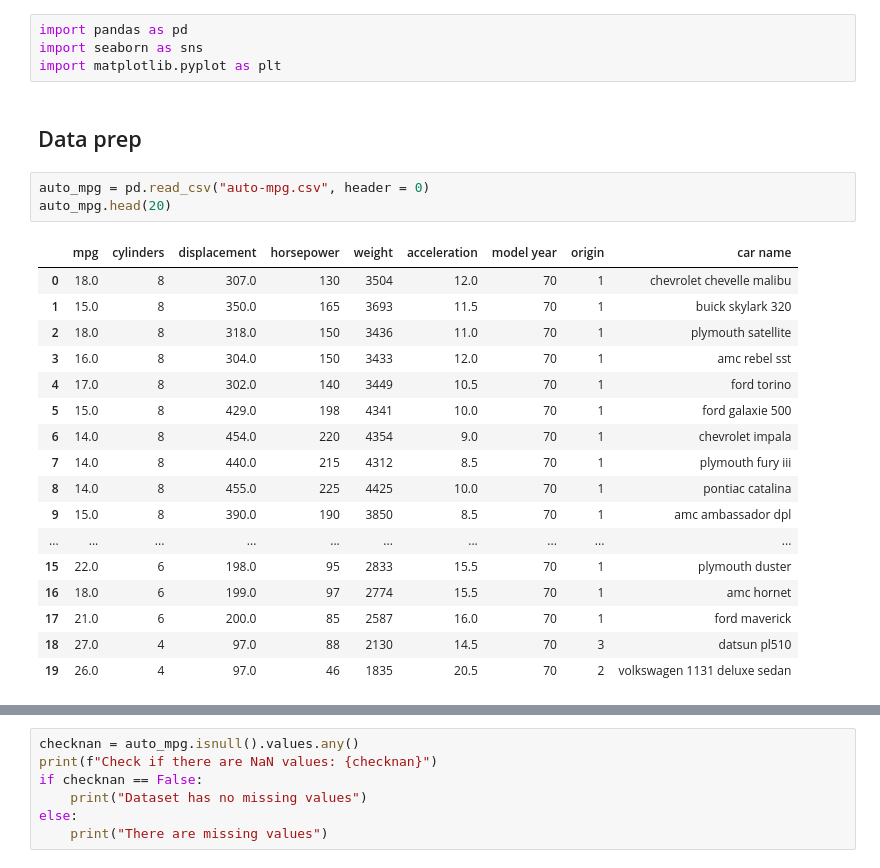
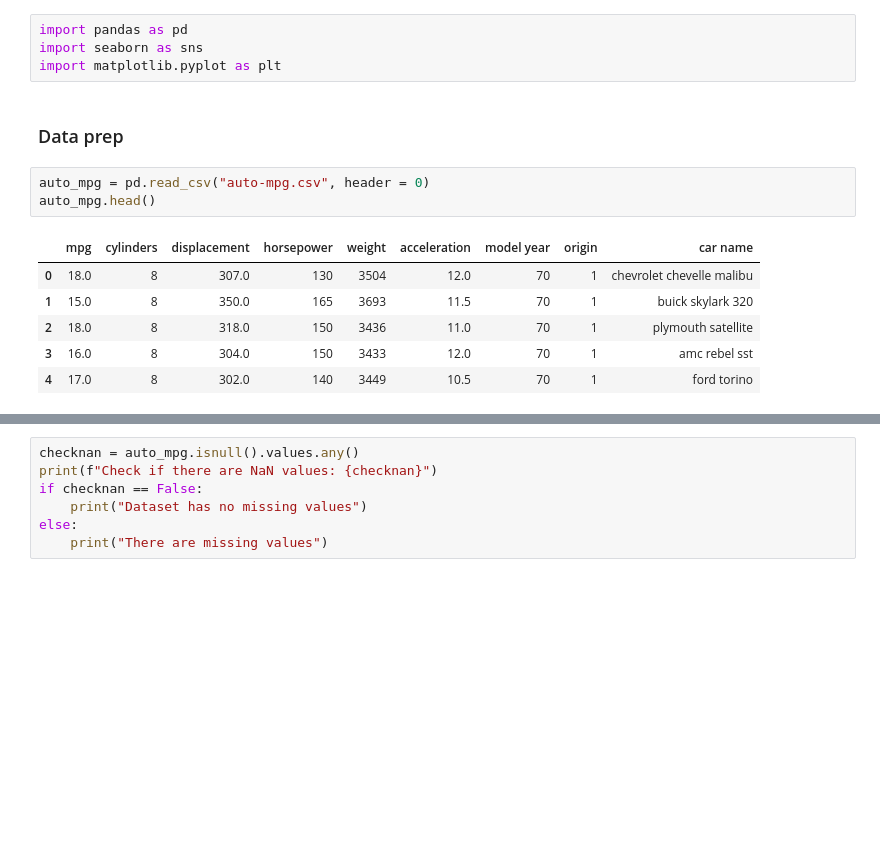
Before and after one commit to smlatic/statistiska-metoder-workfolder, a Jupyter notebook: Homework/lab-cars.ipynb, the cells around one changed output, grey strips where cells are left out. Cells and saved outputs as stored; diff of their text form; blank space fills up the shorter version.

```diff
--- a/Homework/lab-cars.ipynb
+++ b/Homework/lab-cars.ipynb
@@ -3,28 +3,17 @@ import pandas as pd
 import seaborn as sns
 import matplotlib.pyplot as plt
 # %% [markdown]
-## Data prep
+### Data prep
 # %%
 auto_mpg = pd.read_csv("auto-mpg.csv", header = 0)
-auto_mpg.head(20)
+auto_mpg.head()
 # %% [output]
 |  | mpg | cylinders | displacement | horsepower | weight | acceleration | model year | origin | car name |
 | 0 | 18.0 | 8 | 307.0 | 130 | 3504 | 12.0 | 70 | 1 | chevrolet chevelle malibu |
 | 1 | 15.0 | 8 | 350.0 | 165 | 3693 | 11.5 | 70 | 1 | buick skylark 320 |
 | 2 | 18.0 | 8 | 318.0 | 150 | 3436 | 11.0 | 70 | 1 | plymouth satellite |
 | 3 | 16.0 | 8 | 304.0 | 150 | 3433 | 12.0 | 70 | 1 | amc rebel sst |
 | 4 | 17.0 | 8 | 302.0 | 140 | 3449 | 10.5 | 70 | 1 | ford torino |
-| 5 | 15.0 | 8 | 429.0 | 198 | 4341 | 10.0 | 70 | 1 | ford galaxie 500 |
-| 6 | 14.0 | 8 | 454.0 | 220 | 4354 | 9.0 | 70 | 1 | chevrolet impala |
-| 7 | 14.0 | 8 | 440.0 | 215 | 4312 | 8.5 | 70 | 1 | plymouth fury iii |
-| 8 | 14.0 | 8 | 455.0 | 225 | 4425 | 10.0 | 70 | 1 | pontiac catalina |
-| 9 | 15.0 | 8 | 390.0 | 190 | 3850 | 8.5 | 70 | 1 | amc ambassador dpl |
-| ... | ... | ... | ... | ... | ... | ... | ... | ... | ... |
-| 15 | 22.0 | 6 | 198.0 | 95 | 2833 | 15.5 | 70 | 1 | plymouth duster |
-| 16 | 18.0 | 6 | 199.0 | 97 | 2774 | 15.5 | 70 | 1 | amc hornet |
-| 17 | 21.0 | 6 | 200.0 | 85 | 2587 | 16.0 | 70 | 1 | ford maverick |
-| 18 | 27.0 | 4 | 97.0 | 88 | 2130 | 14.5 | 70 | 3 | datsun pl510 |
-| 19 | 26.0 | 4 | 97.0 | 46 | 1835 | 20.5 | 70 | 2 | volkswagen 1131 deluxe sedan |
 # %%
 auto_mpg.info()
 # %% [output]
```
Also changed, not shown: parts of 18 cells of this notebook, 1 other file.
